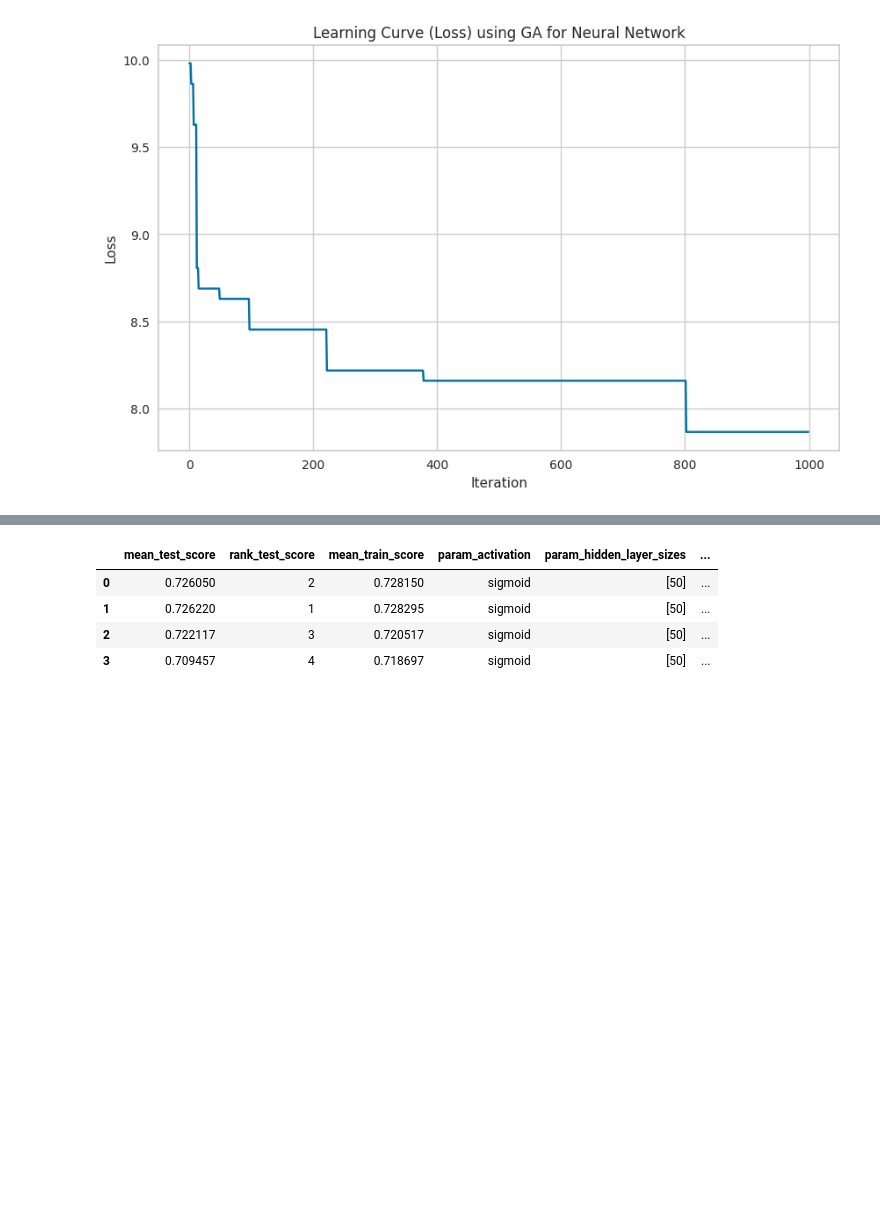
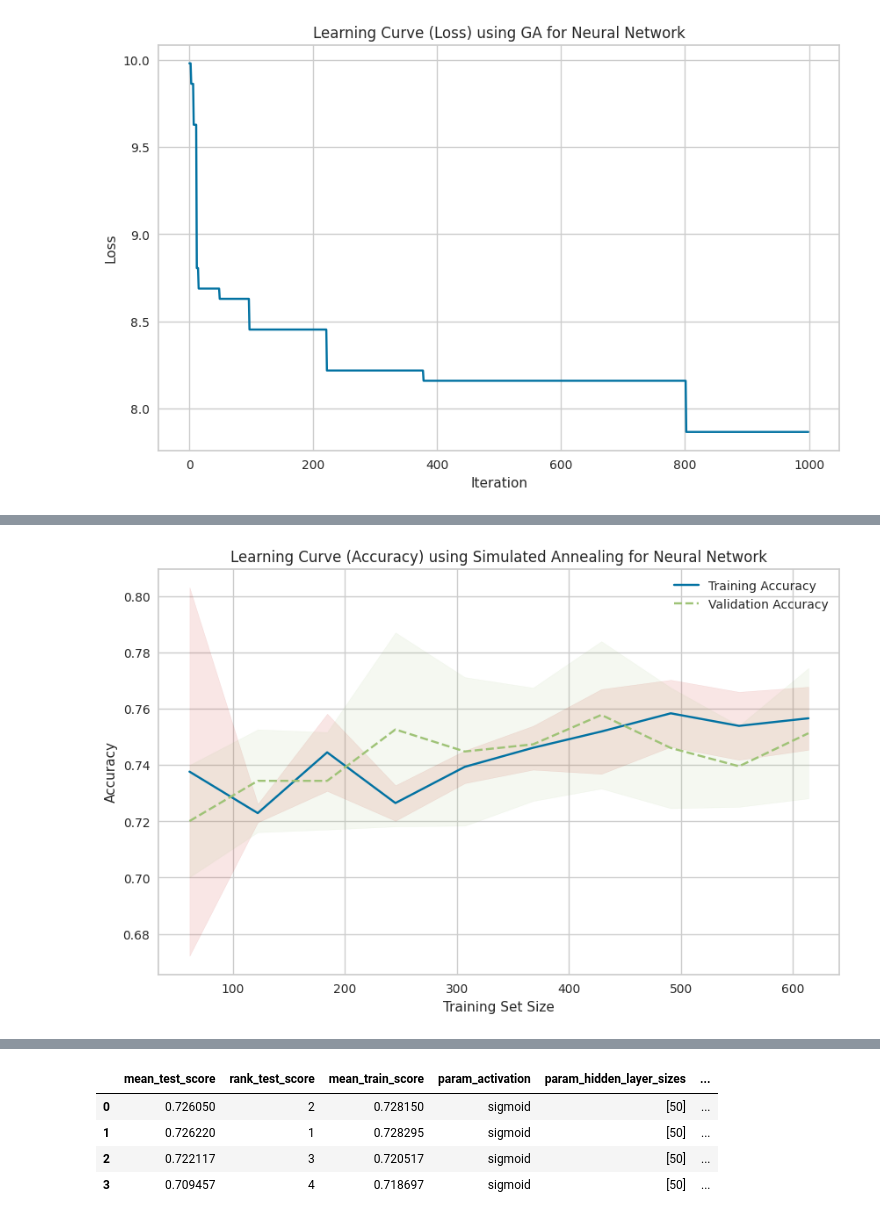
Before and after one commit to ankitrahejagatech/7641HW2, a Jupyter notebook: NNDiabetestDatasetHW2.ipynb, the cells around one changed output, grey strips where cells are left out. Saved outputs shown, nothing was run; the diff lists cells and outputs as text; code cells hidden in the pictures; blank space fills up the shorter version.

```diff
--- a/NNDiabetestDatasetHW2.ipynb
+++ b/NNDiabetestDatasetHW2.ipynb
@@ -649,0 +693,79 @@ findfont: Generic family 'sans-serif' not found because none of the following fa
+# %%
+X_train, X_test, y_train, y_test = train_test_split(cX, cY, test_size=0.2, random_state=42)
+
+# Define a function to create the neural network model
+def create_nn_model():
+    schedule = mlrose.GeomDecay(init_temp=1.0, decay=0.99, min_temp=0.001)
+    return mlrose.NeuralNetwork(
+        hidden_nodes=[50],
+        activation='relu',
+        algorithm='simulated_annealing',
+        max_iters=1000,
+        bias=True,
+        is_classifier=True,
+        learning_rate=0.1,
+        early_stopping=True,
+        clip_max=1e+10,
+        max_attempts=100,
+        random_state=42,
+        curve=True,
+        schedule=schedule
+    )
+
+# Create a pipeline with standard scaler and the neural network model
+pipeline = make_pipeline(StandardScaler(), create_nn_model())
+
+# Use learning_curve to get the training and validation scores and times
+train_sizes, train_scores, validation_scores, fit_times, score_times = learning_curve(
+    estimator=pipeline,
+    X=cX,
+    y=cY,
+    train_sizes=np.linspace(0.1, 1.0, 10),
+    cv=5,
+    scoring='accuracy',
+    return_times=True,
+    random_state=42
+)
+
+# Calculate the mean and standard deviation for training and validation scores
+train_mean = np.mean(train_scores, axis=1)
+train_std = np.std(train_scores, axis=1)
+validation_mean = np.mean(validation_scores, axis=1)
+validation_std = np.std(validation_scores, axis=1)
+
+# Calculate the mean and standard deviation for fit times
+fit_times_mean = np.mean(fit_times, axis=1)
+fit_times_std = np.std(fit_times, axis=1)
+
+# Calculate the mean and standard deviation for score times
+score_times_mean = np.mean(score_times, axis=1)
+score_times_std = np.std(score_times, axis=1)
+
+# Plotting the accuracy curves
+plt.figure(figsize=(10, 6))
+plt.plot(train_sizes, train_mean, label='Training Accuracy')
+plt.plot(train_sizes, validation_mean, label='Validation Accuracy', linestyle='--')
+plt.fill_between(train_sizes, train_mean - train_std, train_mean + train_std, alpha=0.1, color="r")
+plt.fill_between(train_sizes, validation_mean - validation_std, validation_mean + validation_std, alpha=0.1, color="g")
+plt.xlabel("Training Set Size")
+plt.ylabel("Accuracy")
+plt.title("Learning Curve (Accuracy) using Simulated Annealing for Neural Network")
+plt.grid(True)
+plt.legend(frameon=False)
+plt.savefig('AccuracyCurveforNN_SA_with_Validation', dpi=300)
+plt.show()
+
+# Plotting the clock time curves for fitting and scoring in one plot
+plt.figure(figsize=(10, 6))
+plt.plot(train_sizes, fit_times_mean, label='Training Time')
+plt.fill_between(train_sizes, fit_times_mean - fit_times_std, fit_times_mean + fit_times_std, alpha=0.1, color="r")
+plt.plot(train_sizes, score_times_mean, label='Validation Time', linestyle='--')
+plt.fill_between(train_sizes, score_times_mean - score_times_std, score_times_mean + score_times_std, alpha=0.1, color="g")
+plt.xlabel("Training Set Size")
+plt.ylabel("Time (s)")
+plt.title("Training and Validation Time Curve using Simulated Annealing for Neural Network")
+plt.grid(True)
+plt.legend(frameon=False)
+plt.savefig('TimeCurveforNN_SA', dpi=300)
+plt.show()
+# %% [output]
@@ -649,0 +789 @@ findfont: Generic family 'sans-serif' not found because none of the following fa
+[figure, added]
```
Also changed, not shown: parts of 3 cells of this notebook, 4 other files.
